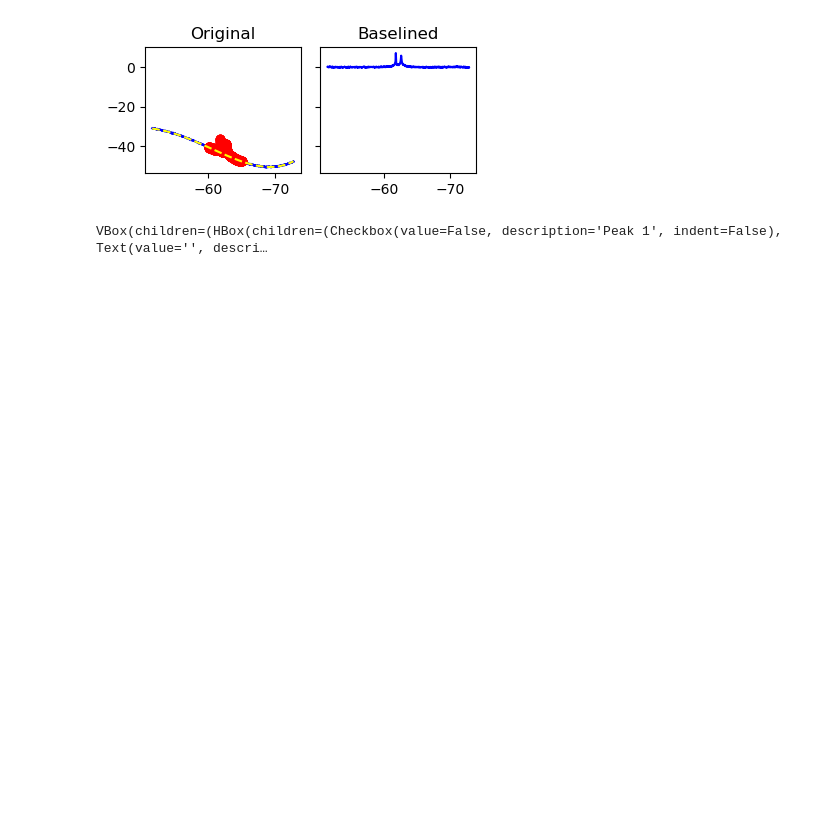
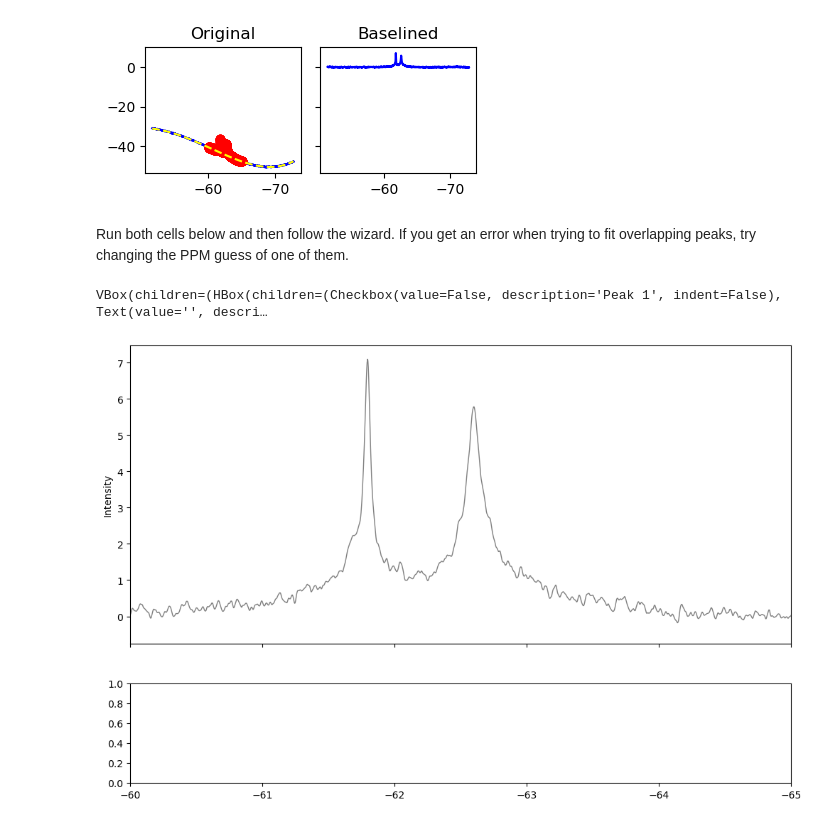
Before and after one commit to joel-wallace/proc19f-python, a Jupyter notebook: notebook.ipynb, the cells around one changed output. Drawn from its saved outputs; the diff is of its cells as text; code cells hidden in the pictures; blank space fills up the shorter version.

```diff
--- a/notebook.ipynb
+++ b/notebook.ipynb
@@ -186,6 +164,8 @@ plt.tight_layout()  # Adjust spacing for small figure
 plt.show()
 # %% [output]
 [figure]
+# %% [markdown]
+Run both cells below and then follow the wizard. If you get an error when trying to fit overlapping peaks, try changing the PPM guess of one of them.
 # %%
 def fit_lorentzian_curves(ppm_axis, corrected_data, ppm_guesses):
     num_peaks = len(ppm_guesses)
@@ -212,7 +192,7 @@ def fit_lorentzian_curves(ppm_axis, corrected_data, ppm_guesses):
 
     # Perform curve fitting
     popt, _ = curve_fit(lorentzians, ppm_axis, corrected_data, p0=p0)
-    print(popt)
+    # print(popt)
 
     lorentzian_curves = []
     fit_areas = []
@@ -236,12 +216,17 @@ def fit_lorentzian_curves(ppm_axis, corrected_data, ppm_guesses):
 
 
 # --- Plotting Function ---
-def plot_peak_fit_results(ppm_axis, original_data, individual_fits, peak_colors_for_plot):
-    """
-    Plots the original data, fitted curves (with specified colors), and residuals.
-    """
+def plot_peak_fit_results(ppm_axis, original_data, individual_fits, peak_colors_for_plot, raw=False):
+
+
     fig, (ax1, ax2) = plt.subplots(2, 1, figsize=(12, 8), sharex=True,
                                    gridspec_kw={'height_ratios': [3, 1]})
+
+    if raw:
+        ax1.plot(ppm_axis, original_data, color='grey', label='Original Data', linewidth=1)
+        ax1.set_ylabel('Intensity')
+        ax1.set_xlim(-60, -65)
+        return
 
     total_fit = None
     for fit in individual_fits:
@@ -280,8 +265,8 @@ all_created_widgets = []
 
 for i in range(num_peak_controls):
     checkbox = widgets.Checkbox(value=False, description=f"Peak {i+1}", indent=False)
-    ppm_text_input = widgets.Text(placeholder="e.g., 2.5", description="PPM Guess:", disabled=True, layout=widgets.Layout(width='180px'), style={'description_width': '80px'})
-    height_text_input = widgets.Text(placeholder="e.g., 100", description="Height Guess:", disabled=True, layout=widgets.Layout(width='180px'), style={'description_width': '90px'})
+    ppm_text_input = widgets.Text(placeholder="e.g. -61.7", description="PPM Guess:", disabled=True, layout=widgets.Layout(width='180px'), style={'description_width': '80px'})
+    height_text_input = widgets.Text(placeholder="e.g. 5", description="Height Guess:", disabled=True, layout=widgets.Layout(width='180px'), style={'description_width': '90px'})
     color_picker = widgets.ColorPicker(concise=False, description='Color:', value=peak_colors_default[i % len(peak_colors_default)], disabled=True, layout=widgets.Layout(width='180px'), style={'description_width': '40px'})
 
     widgets_to_toggle = [ppm_text_input, height_text_input, color_picker]
@@ -360,7 +345,9 @@ process_button.on_click(on_process_button_click)
 
 final_ui_elements = fit_controls_vbox_elements + [process_button, output_area]
 final_ui = widgets.VBox(final_ui_elements, layout=widgets.Layout(padding='10px'))
-# %%
-display(final_ui)
-# %% [output]
-VBox(children=(HBox(children=(Checkbox(value=False, description='Peak 1', indent=False), Text(value='', descri…
+# %%
+display(final_ui)
+plot_peak_fit_results(ppm_axis, corrected_data, None, None, raw=True)
+# %% [output]
+VBox(children=(HBox(children=(Checkbox(value=False, description='Peak 1', indent=False), Text(value='', descri…
+[figure, added]
```
Also changed, not shown: parts of 8 cells of this notebook.
